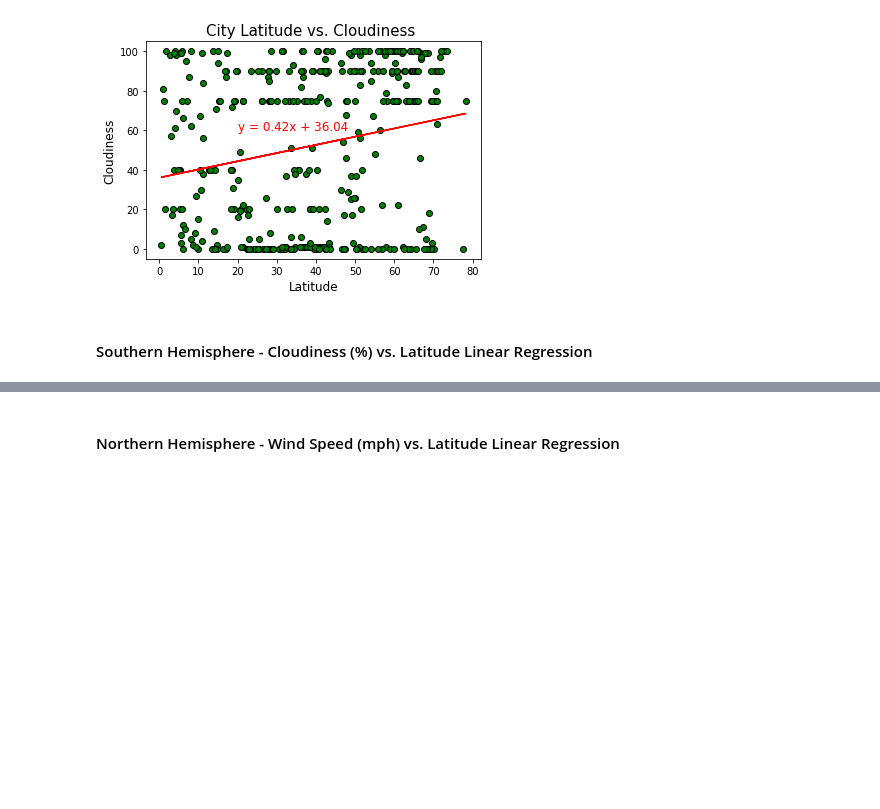
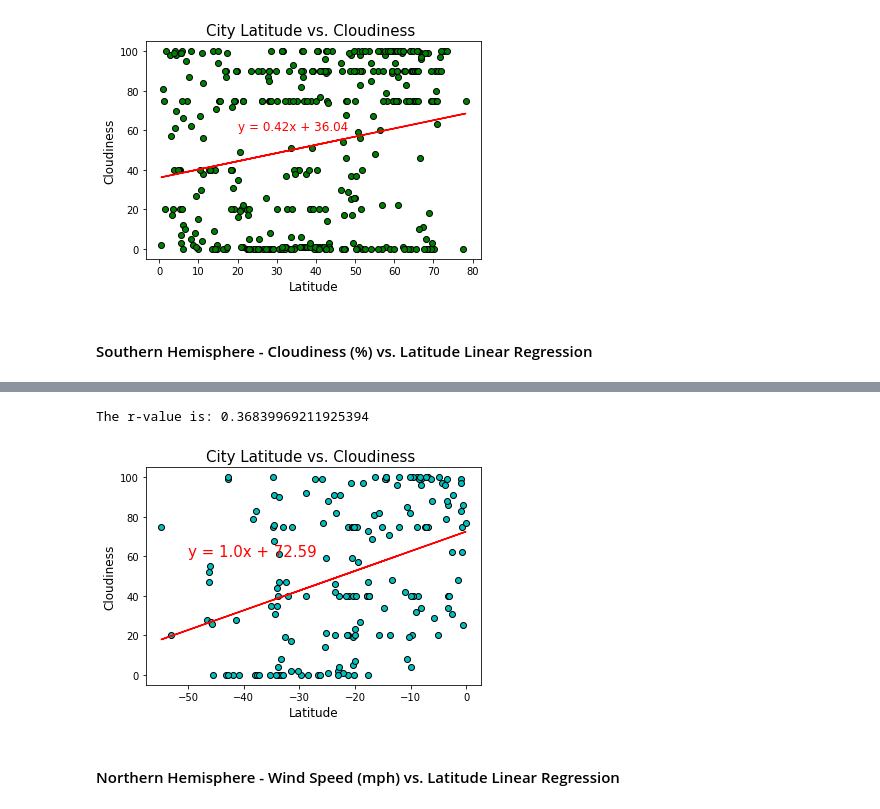
Before and after one commit to HaifaNajdawi/Python-API, a Jupyter notebook: weatherPy/WeatherPy.ipynb, the cells around one changed output, grey strips where cells are left out. Drawn from its saved outputs; the diff is of its cells as text; code cells hidden in the pictures; blank space fills up the shorter version.

Commit message:
Linear Regression

```diff
--- a/weatherPy/WeatherPy.ipynb
+++ b/weatherPy/WeatherPy.ipynb
@@ -368,3 +353,21 @@ The r-value is: 0.0035263772085582894
+# %%
+lat_south=southren["Lat"]
+cloudiness_south=southren["Cloudiness"]
+plt.scatter(lat_south,cloudiness_south,color="c",edgecolors="k",alpha=1)
+plt.xlabel("Latitude",fontsize=12)
+plt.ylabel("Cloudiness",fontsize=12)
+plt.title("City Latitude vs. Cloudiness ",fontsize=15)
+correlation=st.pearsonr(lat_south,cloudiness_south)
+(slope, intercept, rvalue, pvalue, stderr) = linregress(lat_south,cloudiness_south)
+regress_values = lat_south * slope + intercept
+line_eq = "y = " + str(round(slope,2)) + "x + " + str(round(intercept,2))
+plt.plot(lat_south,regress_values,"r")
+plt.annotate(line_eq,(-50,60),fontsize=15,color='r')
+print(f"The r-value is: {rvalue}")
+plt.show()
+# %% [output]
+The r-value is: 0.36839969211925394
+[figure, added]
 # %% [markdown]
 ####  Northern Hemisphere - Wind Speed (mph) vs. Latitude Linear Regression
 # %%
```
Also changed, not shown: parts of 4 cells of this notebook.
